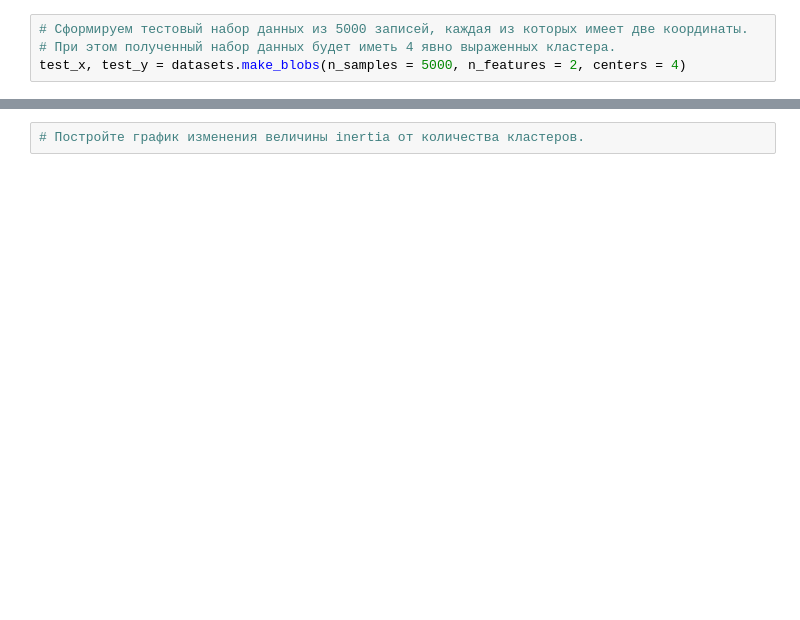
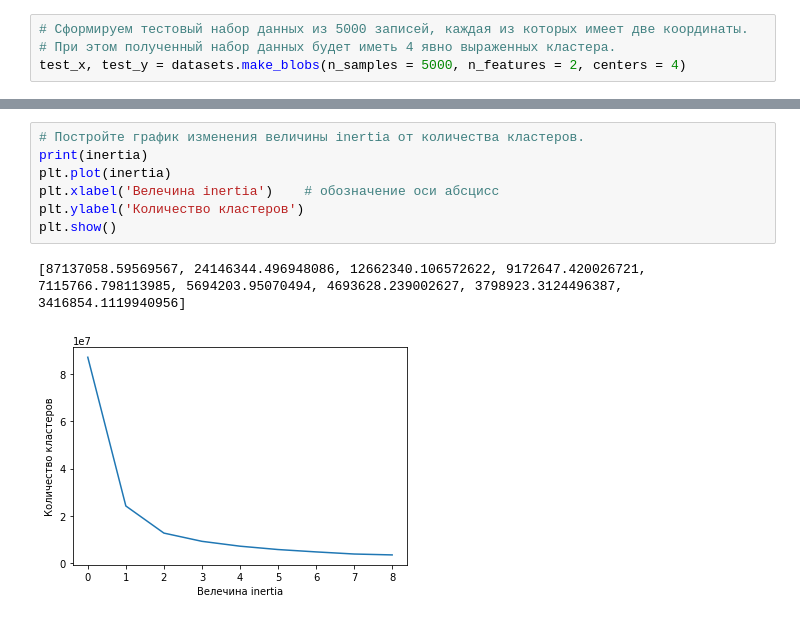
Before and after one commit to quiet-cmd/EmptyJupyterNoteebookForBinder, a Jupyter notebook: lesson_7/k_means.ipynb, the cells around one changed output, grey strips where cells are left out. Saved outputs shown, nothing was run; the diff lists cells and outputs as text; blank space fills up the shorter version.

```diff
--- a/lesson_7/k_means.ipynb
+++ b/lesson_7/k_means.ipynb
@@ -46,2 +104,10 @@ matplotlib.pyplot.show()
 # %%
 # Постройте график изменения величины inertia от количества кластеров.
+print(inertia)
+plt.plot(inertia)
+plt.xlabel('Велечина inertia')    # обозначение оси абсцисс
+plt.ylabel('Количество кластеров')
+plt.show()
+# %% [output]
+[87137058.59569567, 24146344.496948086, 12662340.106572622, 9172647.420026721, 7115766.798113985, 5694203.95070494, 4693628.239002627, 3798923.3124496387, 3416854.1119940956]
+[figure, added]
```
Also changed, not shown: parts of 10 cells of this notebook.
